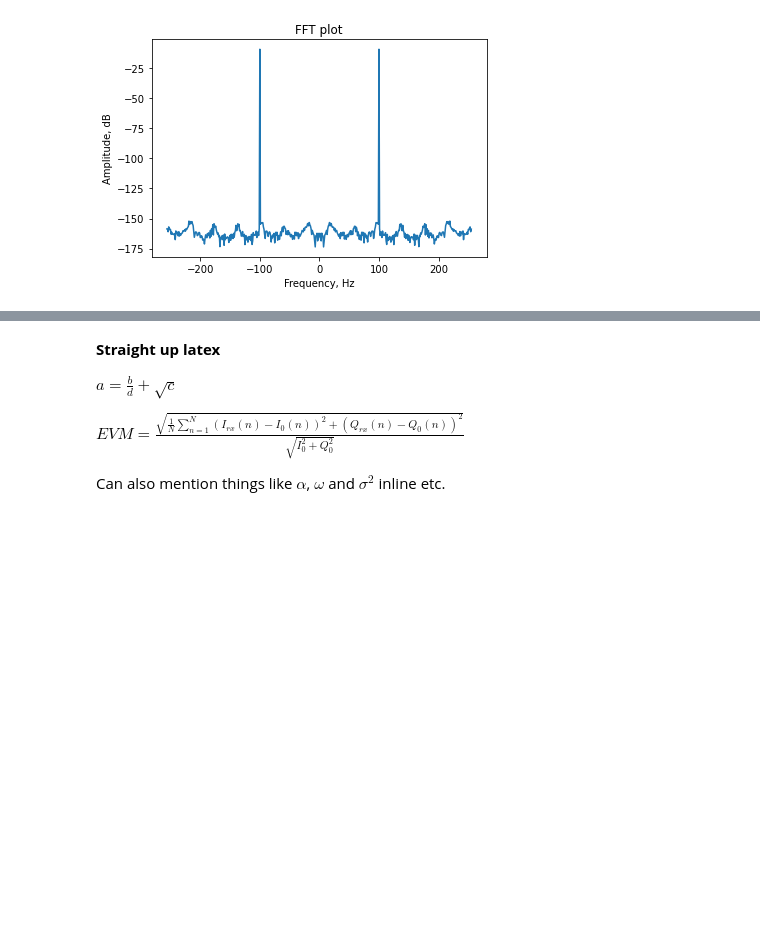
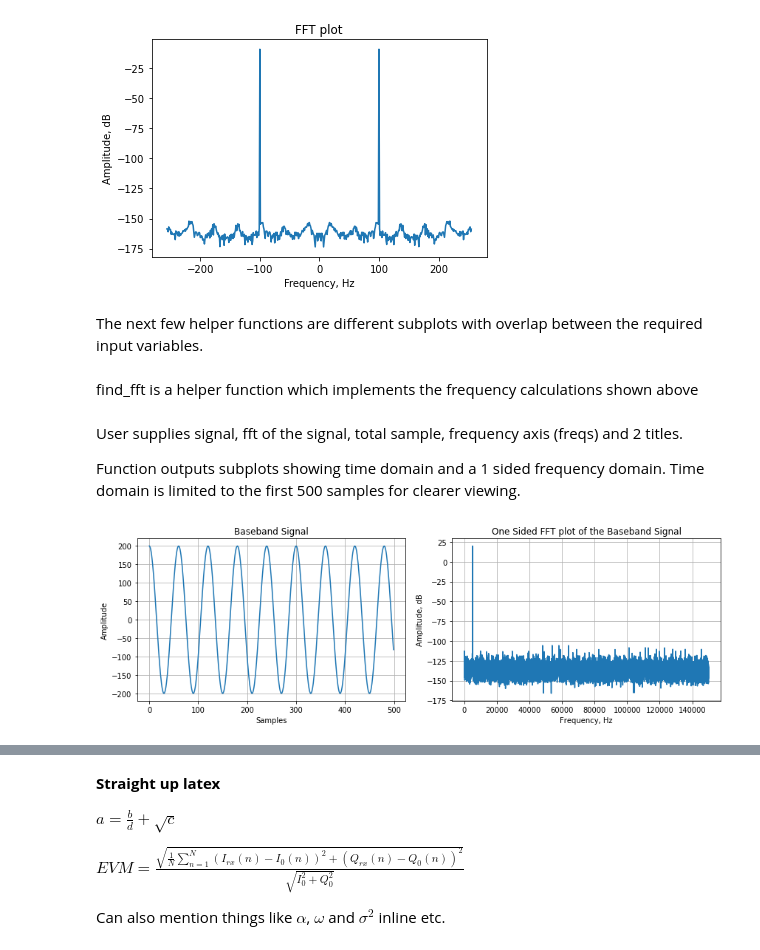
Before and after one commit to strath-sdr/dsp_notebooks, a Jupyter notebook: notebooks/reference_notebook.ipynb, the cells around one changed output, grey strips where cells are left out. Cells and saved outputs as stored; diff of their text form; code cells hidden in the pictures; blank space fills up the shorter version.

Commit message:
Update reference_notebook.ipynb
Added reference uses for new subplot functions added to helper_functions.py

```diff
--- a/notebooks/reference_notebook.ipynb
+++ b/notebooks/reference_notebook.ipynb
@@ -130,3 +130,30 @@ frequency_plot(freqs, sine_fft_db)
 # %% [output]
 <matplotlib.axes._subplots.AxesSubplot at 0x...>
 [figure]
+# %% [markdown]
+The next few helper functions are different subplots with overlap between the required input variables.
+# %%
+#requirements for plotting
+fs = 300000 # sample rate
+n_window = 300000 # fft size
+samples = np.arange(fs) # the points on the x axis for plotting - 0 to fs
+t = samples/fs #samples per sampling rate - amount of time passed to process number of samples - array
+freqs = np.fft.fftshift(np.fft.fftfreq(n_window,1/fs)) #frequency domain axis for graphs
+# %% [markdown]
+find_fft is a helper function which implements the frequency calculations shown above
+# %%
+signal_1 = 200*np.cos(2*np.pi*5000*t) #signals to be plotted
+signal_2 = 100*np.cos(2*np.pi*2000*t)
+
+fft_signal_1 = find_fft(signal_1, n_window) #using find_fft helper function
+fft_signal_2 = find_fft(signal_2, n_window) #using find_fft helper function
+# %% [markdown]
+User supplies signal, fft of the signal, total sample, frequency axis (freqs) and 2 titles.
+
+Function outputs subplots showing time domain and a 1 sided frequency domain. Time domain is limited to the first 500 samples for clearer viewing.
+# %%
+time_title = 'Baseband Signal'
+freq_title = 'One Sided FFT plot of the Baseband Signal'
+subplots(signal_1, fft_signal_1, samples, freqs, fs, time_title, freq_title)
+# %% [output]
+[figure, added]
```
Also changed, not shown: parts of 4 cells of this notebook.
